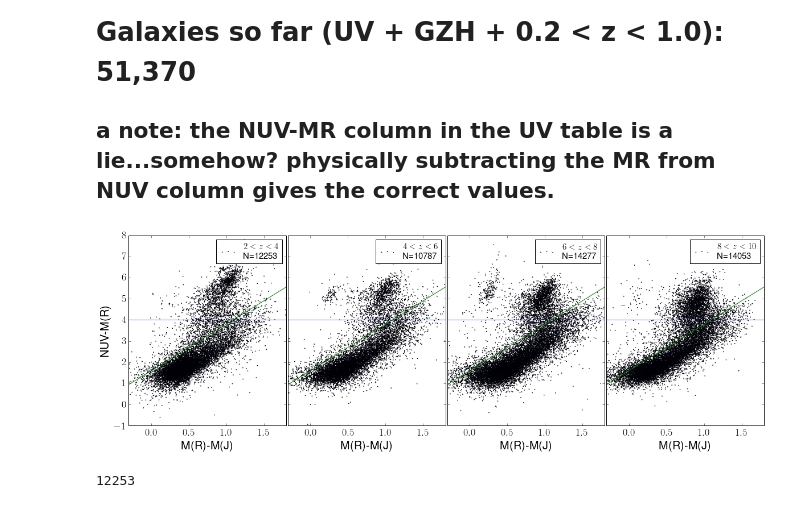
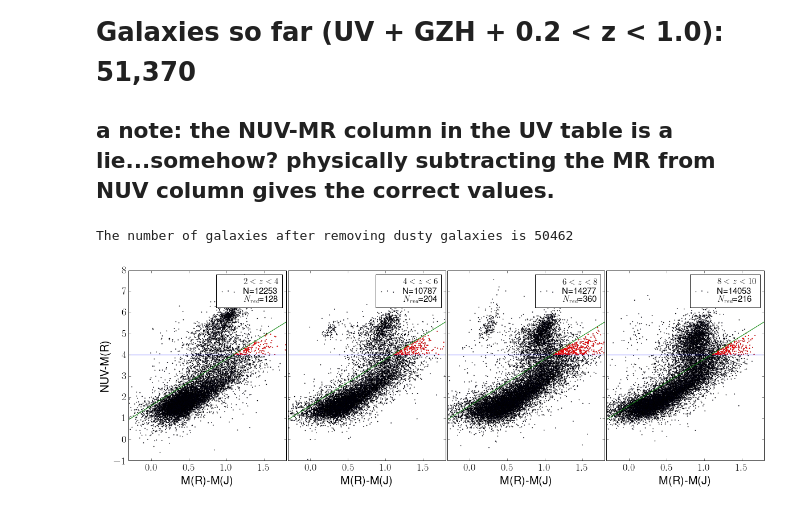
Before and after one commit to Mel23/GZ_Hubble_Science, a Jupyter notebook: Red_Disk_Fraction/red_disks.ipynb, the cells around one changed output. Cells and saved outputs as stored; diff of their text form; code cells hidden in the pictures.

```diff
--- a/Red_Disk_Fraction/red_disks.ipynb
+++ b/Red_Disk_Fraction/red_disks.ipynb
@@ -24,6 +27,6 @@ Populating the interactive namespace from numpy and matplotlib
 data = pyfits.open('/home/mel/Documents/GZ_HUBBLE/other_catalogs/ULTRAVISTA/matched_catalog.fits')
 data=data[1].data
 # %%
-data_2_1 = (data['Z']>=0.2) & (data['Z']<=1.0) & (data['t01_smooth_or_features_a02_features_or_disk_weighted_fraction']>=.8)
+data_2_1 = (data['Z']>=0.2) & (data['Z']<=1.0)
 print 'The number of galaxies in COSMOS between $0.2 < z < 1.0$ is %s'%len(data[data_2_1])
 # %% [output]
@@ -37,30 +47,46 @@ data_2_4 = (data['Z']>=0.2) & (data['Z']<=.4)# & (data['t01_smooth_or_features_a
 data_4_6 = (data['Z']>0.4) & (data['Z']<=.6) #& (data['t01_smooth_or_features_a02_features_or_disk_debiased_fraction']>=.8)
 data_6_8 = (data['Z']>0.6) & (data['Z']<=.8) #& (data['t01_smooth_or_features_a02_features_or_disk_debiased_fraction']>=.8)
 data_8_1 = (data['Z']>0.8) & (data['Z']<=1) #& (data['t01_smooth_or_features_a02_features_or_disk_debiased_fraction']>=.8)
+# %%
+data_2_4_red = (data['Z']>=0.2) & (data['Z']<=.4) & (data['MNUV']-data['MR']>4) & (data['MNUV']-data['MR']<(1.6+2.2*(data['MR']-data['MJ'])))
+data_4_6_red = (data['Z']>0.4) & (data['Z']<=.6) & (data['MNUV']-data['MR']>4) & (data['MNUV']-data['MR']<1.6+2.2*(data['MR']-data['MJ']))
+data_6_8_red = (data['Z']>0.6) & (data['Z']<=.8) & (data['MNUV']-data['MR']>4) & (data['MNUV']-data['MR']<1.6+2.2*(data['MR']-data['MJ']))
+data_8_1_red = (data['Z']>0.8) & (data['Z']<=1) & (data['MNUV']-data['MR']>4) & (data['MNUV']-data['MR']<1.6+2.2*(data['MR']-data['MJ']))
 # %%
 mpl.rcParams['xtick.labelsize'] = 18
 mpl.rcParams['ytick.labelsize'] = 18
 
 f=plt.figure(figsize=(20,6))
 gs=gridspec.GridSpec(1,4)
 gs.update(wspace=.01)
 
 data_list=[data_2_4,data_4_6,data_6_8,data_8_1]
+data_list_red=[data_2_4_red,data_4_6_red,data_6_8_red,data_8_1_red]
+
 labellist=[2,4,6,8]
 
 x=np.linspace(-1,2,10)
 for i in range(0,4):
     ax=plt.subplot(gs[0,i])
-    plt.scatter(data[data_list[i]]['MR']-data[data_list[i]]['MJ'],data[data_list[i]]['MNUV']-data[data_list[i]]['MR'],s=.5,label='$%s<z<%s$\nN=%s'%(labellist[i],labellist[i]+2,len(data[data_list[i]])))
+    plt.scatter(data[data_list[i]]['MR']-data[data_list[i]]['MJ'],data[data_list[i]]['MNUV']-data[data_list[i]]['MR'],s=.5,label='$%s<z<%s$\nN=%s\n$N_{red}$=%s'%(labellist[i],labellist[i]+2,len(data[data_list[i]]),len(data[data_list_red[i]])))
+    plt.scatter(data[data_list_red[i]]['MR']-data[data_list_red[i]]['MJ'],data[data_list_red[i]]['MNUV']-data[data_list_red[i]]['MR'],s=.5,color='r')
+
     if i!=0:
         plt.tick_params(labelleft='off')
     plt.xlim(-.3,1.8)
     plt.ylim(-1,8)
     plt.xlabel('M(R)-M(J)',fontsize=20)
     if i==0:
         plt.ylabel('NUV-M(R)',fontsize=20)
-    plt.legend(fontsize=15)
+    plt.legend(numpoints=1,fontsize=15)
     plt.plot(x,4+0*x)
     plt.plot(x,1.6+2.2*x)
+
+data_2_1_red = (data['Z']>=0.2) & (data['Z']<=1) & (data['MNUV']-data['MR']>4) & (data['MNUV']-data['MR']<(1.6+2.2*(data['MR']-data['MJ'])))
+
+N_left = len(data[data_2_1])-len(data[data_2_1_red])
+
+print 'The number of galaxies after removing dusty galaxies is %s' %N_left
 # %% [output]
+The number of galaxies after removing dusty galaxies is 50462
-[figure, old version]
+[figure, new version]
@@ -69,4 +92,0 @@ j=data_2_4
-# %%
-len(data[j])
-# %% [output]
-12253
```
Also changed, not shown: parts of 25 cells of this notebook.
